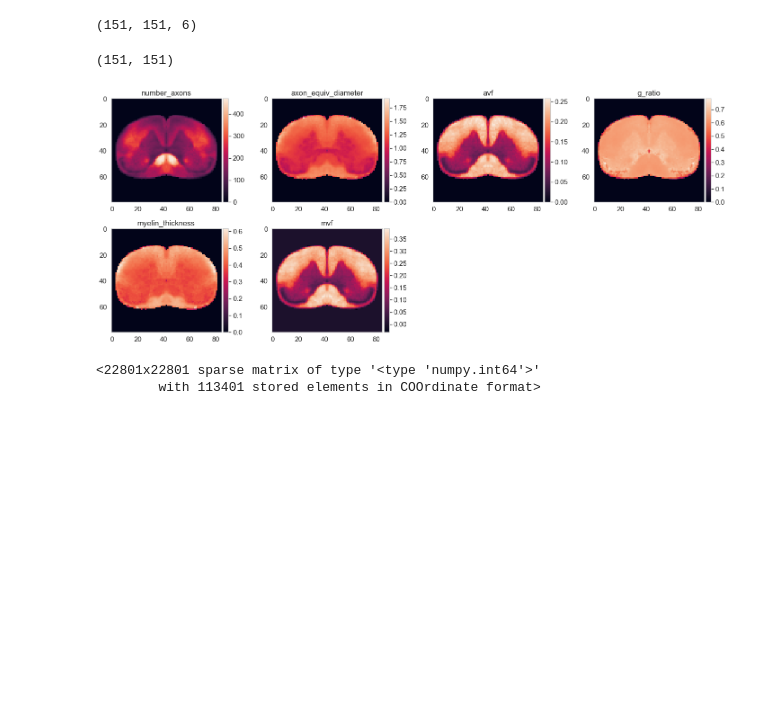
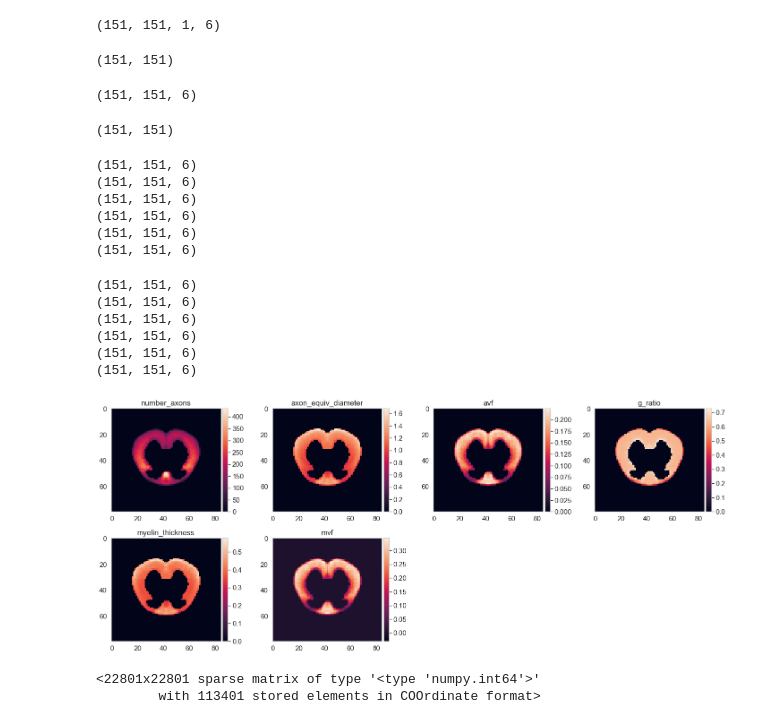
Before and after one commit to neuropoly/tract-clustering, a Jupyter notebook: notebooks/tract_clustering_enforced_symmetry.ipynb, the cells around one changed output. Saved outputs shown, nothing was run; the diff lists cells and outputs as text; code cells hidden in the pictures; blank space fills up the shorter version.

```diff
--- a/notebooks/tract_clustering_enforced_symmetry.ipynb
+++ b/notebooks/tract_clustering_enforced_symmetry.ipynb
@@ -29,3 +38,7 @@ sns.set_style("whitegrid", {'axes.grid' : False})
 # %%
-nibfile = nib.load("/Users/hanam/Documents/tract_clustering_3/C1/Volume4D_sym_cleaned.nii.gz")
+nibfile = nib.load("/Users/hanam/Documents/tract_clustering_3/S1/Volume4D_sym_cleaned.nii.gz")
 data = nibfile.get_data()
+mask= nib.load("/Users/hanam/Documents/Tracts_testing_2/all_levels/S1/mask.nii")
+maskdata= mask.get_data()
+# %%
+img= plt.imshow(maskdata)
@@ -31,0 +47,2 @@ data = nibfile.get_data()
+# %%
+maskdata= np.rot90(maskdata, 1, (1,0))
@@ -32,3 +54,7 @@ data = nibfile.get_data()
+# %%
+data.shape
+# %% [output]
+(151, 151, 1, 6)
 # %%
 def crop_center(img,cropx,cropy):
     y,x = img.shape
@@ -50,10 +76,6 @@ data = data.transpose((1, 0, 2, 3))
 # Ignore solidity, eccent., orient., etc.
 #data = data[..., 0:6]
 data = data.squeeze(axis=2)
-# %%
-data.shape
-# %% [output]
-(151, 151, 6)
 # %%
 original_shape = data.shape[0:2]
 
@@ -72,3 +99,11 @@ def colorbar(mappable):
     divider = make_axes_locatable(ax)
     cax = divider.append_axes("right", size="5%", pad=0.05)
     return fig.colorbar(mappable, cax=cax)
+# %%
+data.shape
+# %% [output]
+(151, 151, 6)
+# %%
+mask.shape
+# %% [output]
+(151, 151)
@@ -75,19 +129,53 @@ def colorbar(mappable):
+# %%
+for i in range(1, data.shape[2]+1):
+
+    #image= np.where(maskdata, data[...,i-1], 0)
+    data[..., i-1]= np.where(maskdata, data[..., i-1], 0)
+    im_crop= crop_center(data[..., i-1], w2-w1, h2-h1)
+    print data.shape
+# %% [output]
+(151, 151, 6)
+(151, 151, 6)
+(151, 151, 6)
+(151, 151, 6)
+(151, 151, 6)
+(151, 151, 6)
 # %%
 fig = plt.figure(figsize=(20, 20))
 fig.subplots_adjust(hspace=0.1, wspace=0.1)
 
 for i in range(1, data.shape[2]+1):
-    im_crop= crop_center(data[...,i-1], w2-w1, h2-h1)
+
+    #image= np.where(maskdata, data[...,i-1], 0)
+    data[..., i-1]= np.where(maskdata, data[..., i-1], 0)
+    im_crop= crop_center(data[..., i-1], w2-w1, h2-h1)
+    print data.shape
+
     ax = fig.add_subplot(5, 4, i)
+
+    #ndimage.median_filter(data,size=20)
+
+    #signal.medfilt(data, 5)
+    #im_crop[i , ...]= im_crop(mask[...])
+
+
     img = ax.imshow(im_crop)
+
+
     # Center line
     #ax.axvline(original_shape[1] // 2)
     plt.title(feature_names[i-1])
     colorbar(img)
 
 plt.tight_layout(h_pad=1)
 # %% [output]
+(151, 151, 6)
+(151, 151, 6)
+(151, 151, 6)
+(151, 151, 6)
+(151, 151, 6)
+(151, 151, 6)
-[figure, old version]
+[figure, new version]
 # %%
 connectivity = grid_to_graph(n_x=data.shape[0],
                              n_y=data.shape[1])
```
Also changed, not shown: parts of 28 cells of this notebook, 5 other files.
